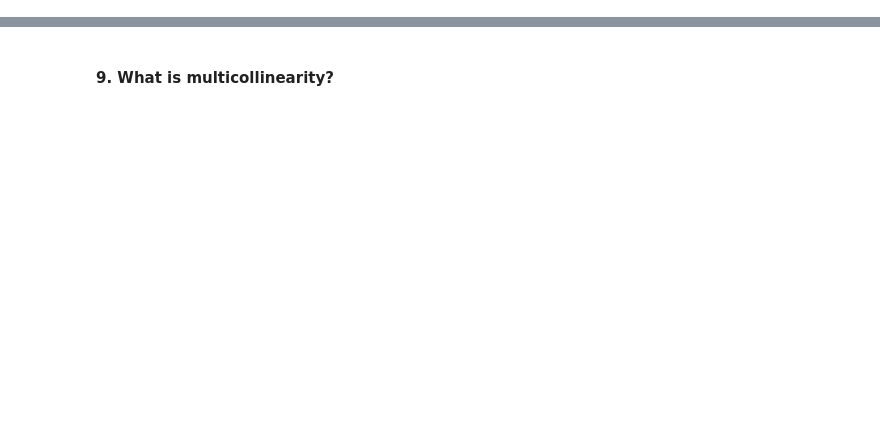
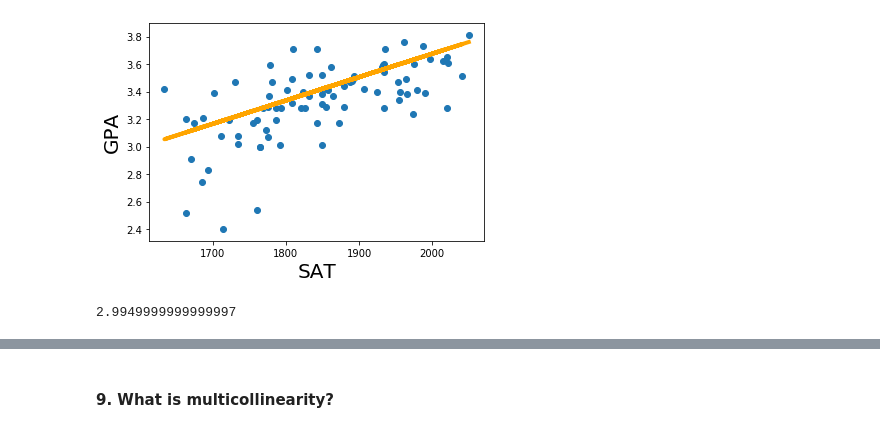
Before and after one commit to rkasana/iNeuronAssign, a Jupyter notebook: LinearRegression/LinearRegressionAssignment.ipynb, the cells around one changed output, grey strips where cells are left out. Saved outputs shown, nothing was run; the diff lists cells and outputs as text; code cells hidden in the pictures; blank space fills up the shorter version.

```diff
--- a/LinearRegression/LinearRegressionAssignment.ipynb
+++ b/LinearRegression/LinearRegressionAssignment.ipynb
@@ -86,0 +92,14 @@ Gradient descent is an optimization algorithm used to minimize some function by
+# %%
+plt.scatter(x1,y)
+yhat = 0.0017*x1+0.275
+fig = plt.plot(x1, yhat, lw=4, c = 'orange', label='regre')
+plt.xlabel('SAT', fontsize=20)
+plt.ylabel('GPA',fontsize=20)
+plt.show()
+# %% [output]
+[figure, added]
+# %%
+yhat = 0.0017*1600+0.275
+yhat
+# %% [output]
+2.9949999999999997
```
Also changed, not shown: parts of 160 cells of this notebook.
